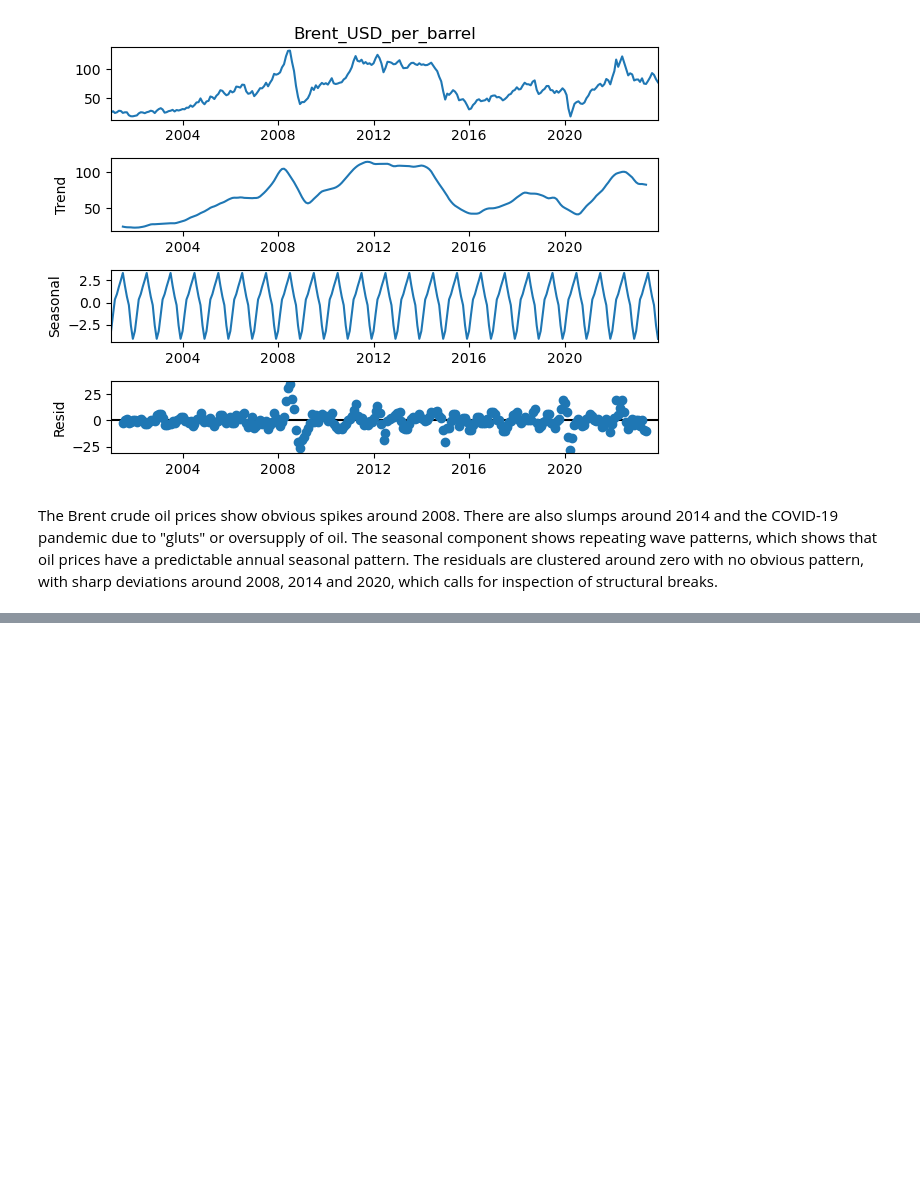
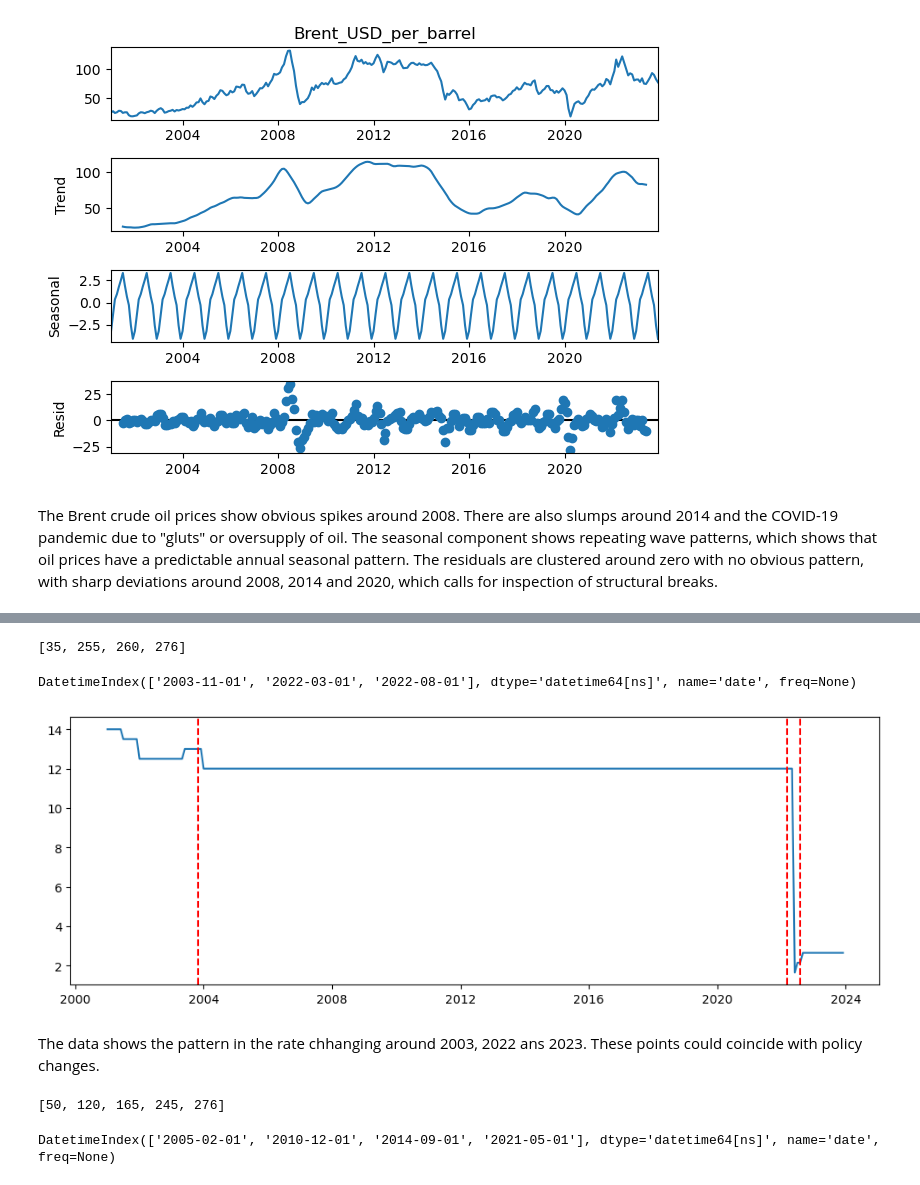
Before and after one commit to GorataB/Hackathon_PolyglotPioneers, a Jupyter notebook: Model_1_Statistical.ipynb, the cells around one changed output, grey strips where cells are left out. Saved outputs shown, nothing was run; the diff lists cells and outputs as text; code cells hidden in the pictures; blank space fills up the shorter version.

```diff
--- a/Model_1_Statistical.ipynb
+++ b/Model_1_Statistical.ipynb
@@ -185,0 +320,64 @@ The Brent crude oil prices show obvious spikes around 2008. There are also slump
+# %%
+# Check the structural break for policy_rate
+
+y4 = prediction_df["policy_rate"].values
+
+# Define the model
+model_4 = "l2"  # this helps to detect discrete policy changes
+
+algo_4 = rpt.Binseg(model=model_4).fit(y4)
+
+# Choose number of breaks
+breaks_4 = algo_4.predict(n_bkps=3)
+
+print(breaks_4)
+# %% [output]
+[35, 255, 260, 276]
+# %%
+# Check break dates
+break_dates_4 = prediction_df.index[[b - 1 for b in breaks_4[:-1]]]
+
+print(break_dates_4)
+# %% [output]
+DatetimeIndex(['2003-11-01', '2022-03-01', '2022-08-01'], dtype='datetime64[ns]', name='date', freq=None)
+# %%
+# Plot break dates
+fig, ax = plt.subplots(figsize=(12, 4))
+
+ax.plot(prediction_df.index, prediction_df["policy_rate"])
+
+for b in breaks_4[:-1]:
+    ax.axvline(
+        prediction_df.index[b - 1],
+        color="red",
+        linestyle="--"
+    )
+
+plt.show()
+# %% [output]
+[figure, added]
+# %% [markdown]
+The data shows the pattern in the rate chhanging around 2003, 2022 ans 2023. These points could coincide with policy changes.
+# %%
+# Check the structural break for BRENT_USD_per_barrel
+
+y5 = prediction_df["Brent_USD_per_barrel"].values
+
+# Define the model
+model_5 = "rbf"  # detects changes in volatility of prices
+
+algo_5 = rpt.Binseg(model=model_5).fit(y5)
+
+# Choose number of breaks
+breaks_5 = algo_5.predict(n_bkps=4)
+
+print(breaks_5)
+# %% [output]
+[50, 120, 165, 245, 276]
+# %%
+# Check break dates
+break_dates_5 = prediction_df.index[[b - 1 for b in breaks_5[:-1]]]
+
+print(break_dates_5)
+# %% [output]
+DatetimeIndex(['2005-02-01', '2010-12-01', '2014-09-01', '2021-05-01'], dtype='datetime64[ns]', name='date', freq=None)
```
Also changed, not shown: parts of 16 cells of this notebook.
